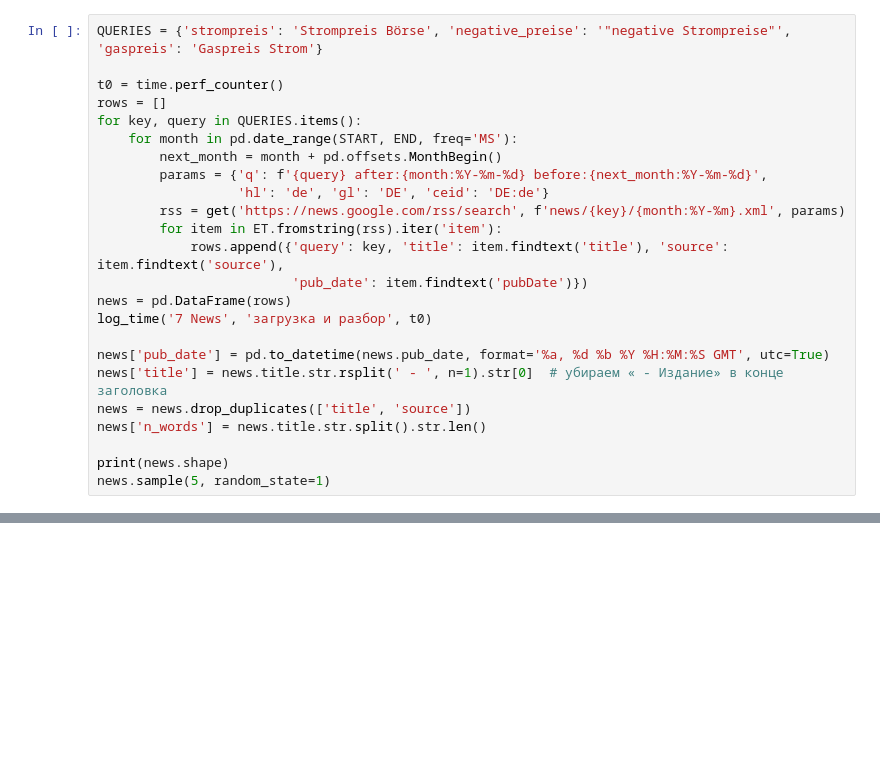
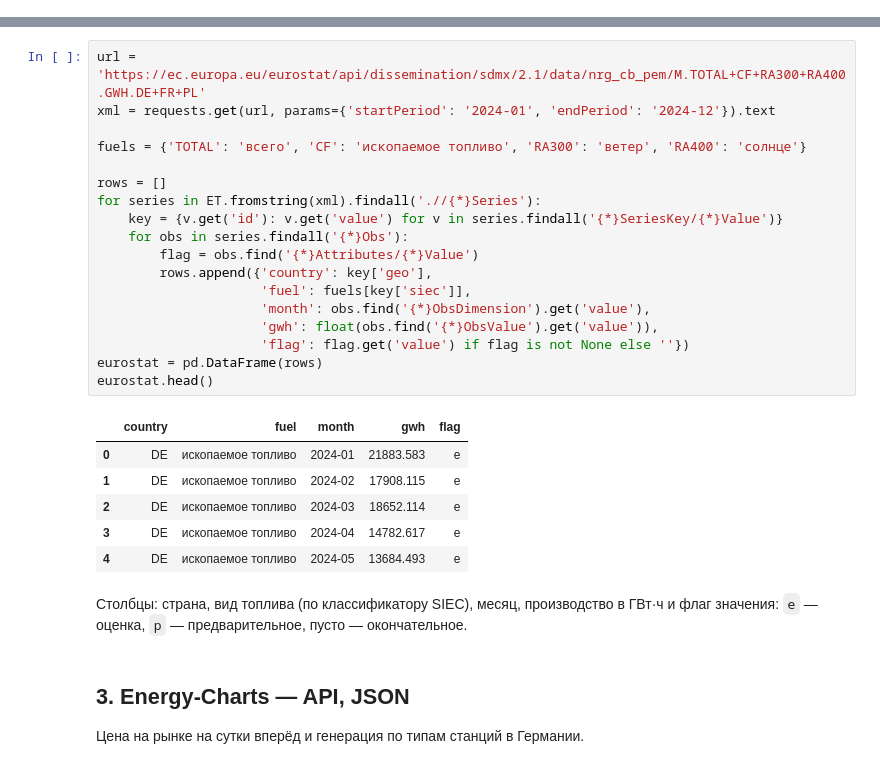
Before and after one commit to Isnob/tobd-coursework, a Jupyter notebook: 02_sources_study.ipynb, the cells around one changed output, grey strips where cells are left out. Drawn from its saved outputs; the diff is of its cells as text; blank space fills up the shorter version.

```diff
--- a/02_sources_study.ipynb
+++ b/02_sources_study.ipynb
@@ -444,24 +0,0 @@ hol[['date', 'localName', 'name', 'global', 'n_states']].head(8)
-# %%
-QUERIES = {'strompreis': 'Strompreis Börse', 'negative_preise': '"negative Strompreise"', 'gaspreis': 'Gaspreis Strom'}
-
-t0 = time.perf_counter()
-rows = []
-for key, query in QUERIES.items():
-    for month in pd.date_range(START, END, freq='MS'):
-        next_month = month + pd.offsets.MonthBegin()
-        params = {'q': f'{query} after:{month:%Y-%m-%d} before:{next_month:%Y-%m-%d}',
-                  'hl': 'de', 'gl': 'DE', 'ceid': 'DE:de'}
-        rss = get('https://news.google.com/rss/search', f'news/{key}/{month:%Y-%m}.xml', params)
-        for item in ET.fromstring(rss).iter('item'):
-            rows.append({'query': key, 'title': item.findtext('title'), 'source': item.findtext('source'),
-                         'pub_date': item.findtext('pubDate')})
-news = pd.DataFrame(rows)
-log_time('7 News', 'загрузка и разбор', t0)
-
-news['pub_date'] = pd.to_datetime(news.pub_date, format='%a, %d %b %Y %H:%M:%S GMT', utc=True)
-news['title'] = news.title.str.rsplit(' - ', n=1).str[0]  # убираем « - Издание» в конце заголовка
-news = news.drop_duplicates(['title', 'source'])
-news['n_words'] = news.title.str.split().str.len()
-
-print(news.shape)
-news.sample(5, random_state=1)
@@ -683,0 +67,31 @@ t.round(3)
+# %%
+url = 'https://ec.europa.eu/eurostat/api/dissemination/sdmx/2.1/data/nrg_cb_pem/M.TOTAL+CF+RA300+RA400.GWH.DE+FR+PL'
+xml = requests.get(url, params={'startPeriod': '2024-01', 'endPeriod': '2024-12'}).text
+
+fuels = {'TOTAL': 'всего', 'CF': 'ископаемое топливо', 'RA300': 'ветер', 'RA400': 'солнце'}
+
+rows = []
+for series in ET.fromstring(xml).findall('.//{*}Series'):
+    key = {v.get('id'): v.get('value') for v in series.findall('{*}SeriesKey/{*}Value')}
+    for obs in series.findall('{*}Obs'):
+        flag = obs.find('{*}Attributes/{*}Value')
+        rows.append({'country': key['geo'],
+                     'fuel': fuels[key['siec']],
+                     'month': obs.find('{*}ObsDimension').get('value'),
+                     'gwh': float(obs.find('{*}ObsValue').get('value')),
+                     'flag': flag.get('value') if flag is not None else ''})
+eurostat = pd.DataFrame(rows)
+eurostat.head()
+# %% [output]
+|  | country | fuel | month | gwh | flag |
+| 0 | DE | ископаемое топливо | 2024-01 | 21883.583 | e |
+| 1 | DE | ископаемое топливо | 2024-02 | 17908.115 | e |
+| 2 | DE | ископаемое топливо | 2024-03 | 18652.114 | e |
+| 3 | DE | ископаемое топливо | 2024-04 | 14782.617 | e |
+| 4 | DE | ископаемое топливо | 2024-05 | 13684.493 | e |
+# %% [markdown]
+Столбцы: страна, вид топлива (по классификатору SIEC), месяц, производство в ГВт·ч и флаг значения: `e` — оценка, `p` — предварительное, пусто — окончательное.
+# %% [markdown]
+## 3. Energy-Charts — API, JSON
+
+Цена на рынке на сутки вперёд и генерация по типам станций в Германии.
```
Also changed, not shown: parts of 68 cells of this notebook, 2 other files.
